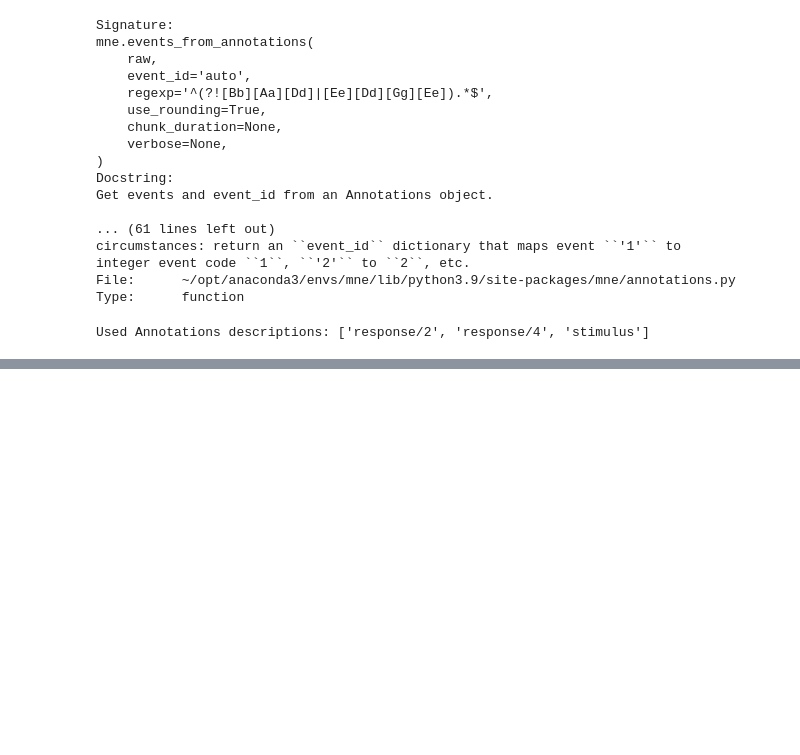
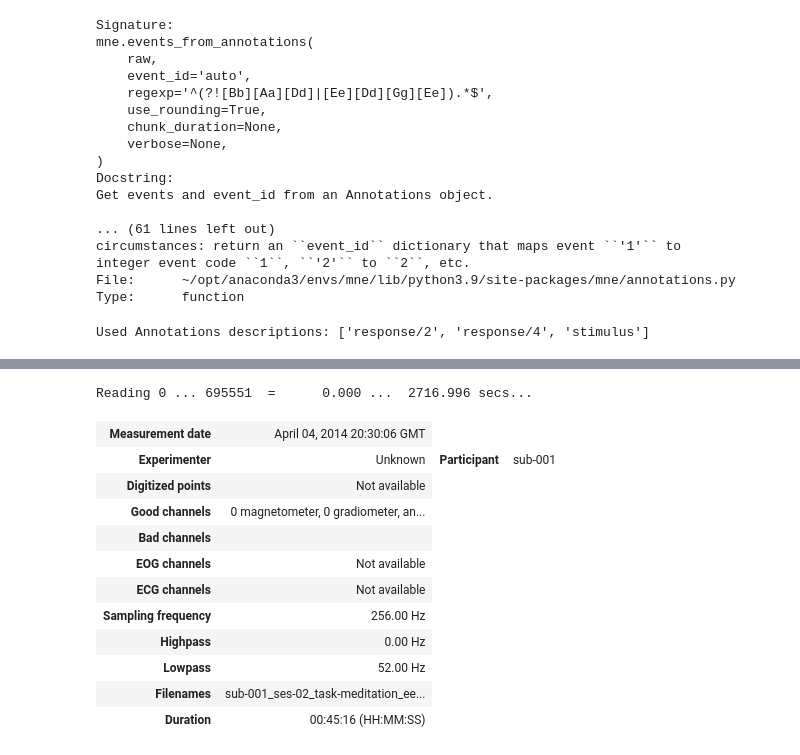
Before and after one commit to asmitahajra/mne-eeg, a Jupyter notebook: preprocessing_mw.ipynb, the cells around one changed output, grey strips where cells are left out. Drawn from its saved outputs; the diff is of its cells as text; code cells hidden in the pictures; blank space fills up the shorter version.

```diff
--- a/preprocessing_mw.ipynb
+++ b/preprocessing_mw.ipynb
@@ -209,0 +311,16 @@ mne.viz.plot_events(events, event_id=event_id, sfreq=raw.info['sfreq']) #sample
+# %%
+raw.load_data() #can filter only after loading data
+# %% [output]
+Reading 0 ... 695551  =      0.000 ...  2716.996 secs...
+| Measurement date | April 04, 2014 20:30:06 GMT |
+| Experimenter | Unknown | Participant | sub-001 |
+| Digitized points | Not available |
+| Good channels | 0 magnetometer, 0 gradiometer, an... |
+| Bad channels |  |
+| EOG channels | Not available |
+| ECG channels | Not available |
+| Sampling frequency | 256.00 Hz |
+| Highpass | 0.00 Hz |
+| Lowpass | 52.00 Hz |
+| Filenames | sub-001_ses-02_task-meditation_ee... |
+| Duration | 00:45:16 (HH:MM:SS) |
```
Also changed, not shown: parts of 36 cells of this notebook.
